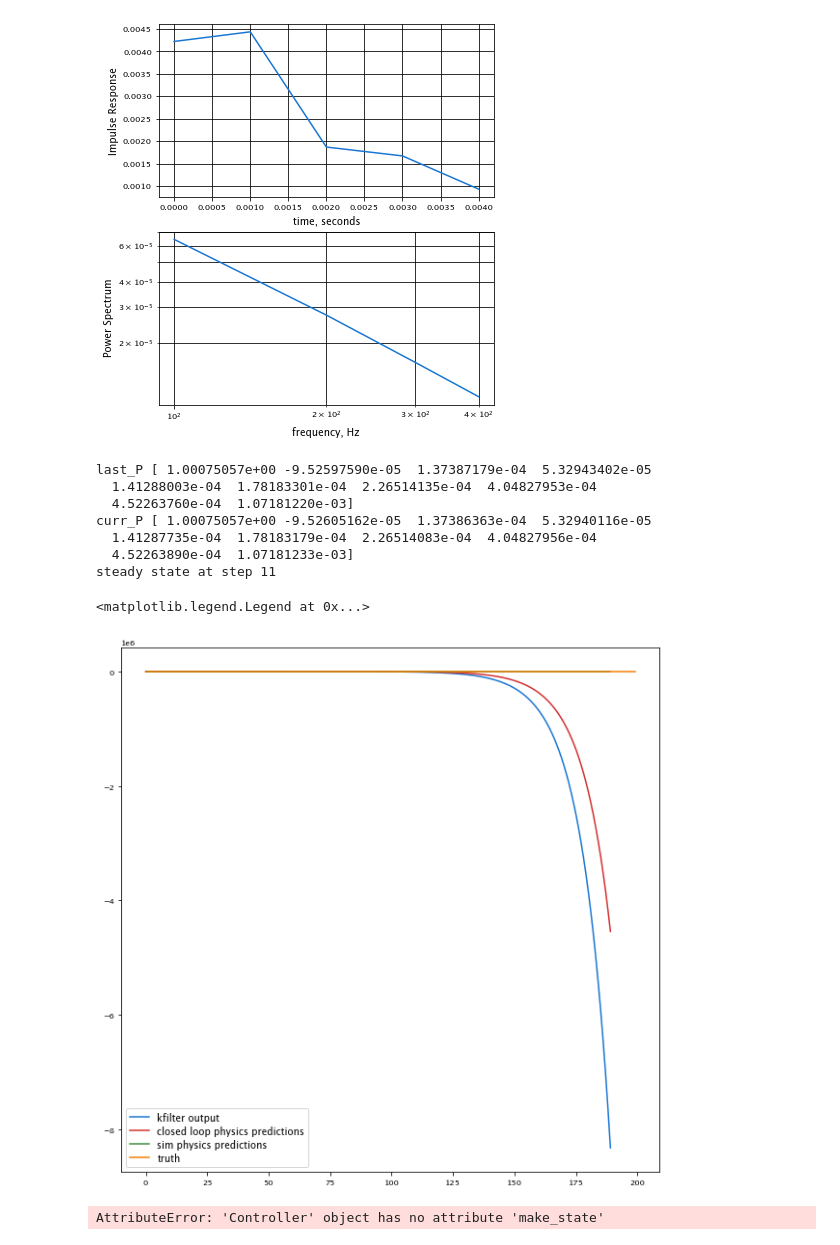
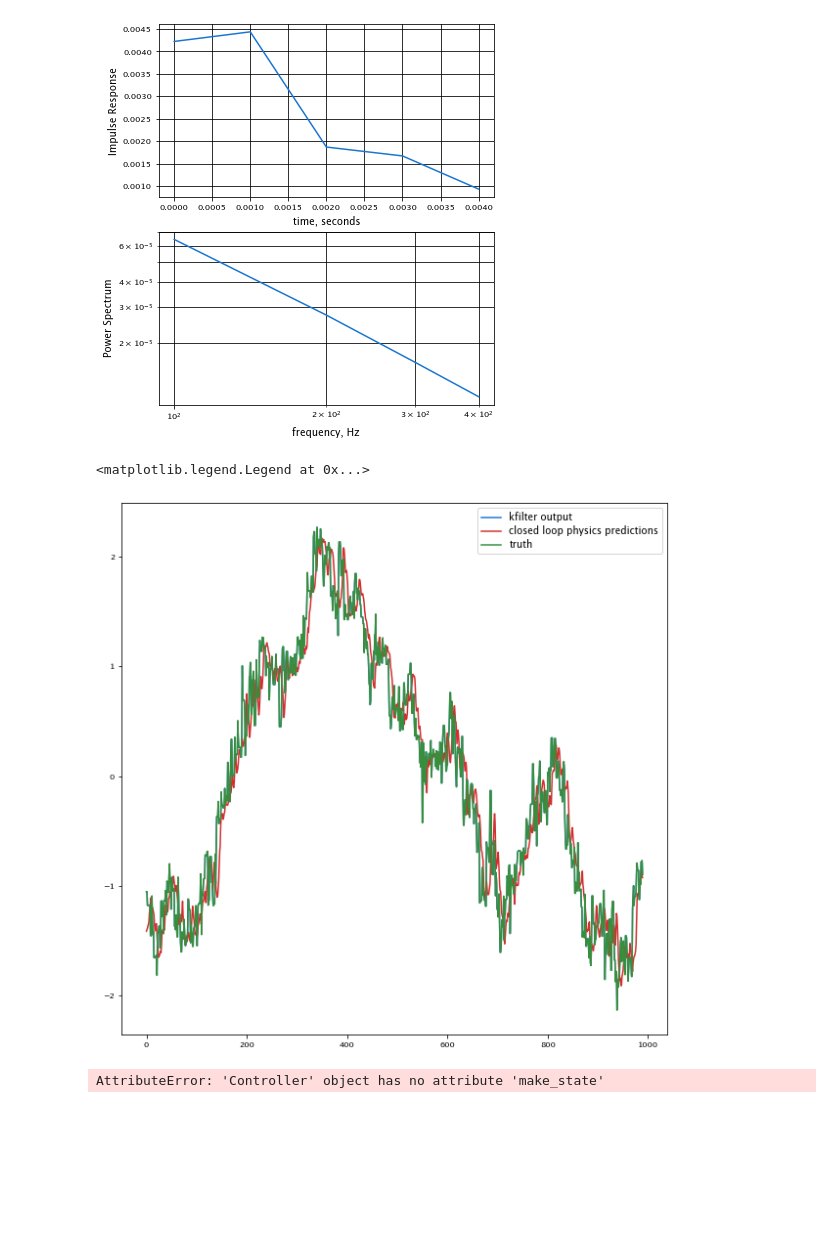
Before and after one commit to aditya-sengupta/tip-tilt-control, a Jupyter notebook: control/dev/final_tester.ipynb, the cells around one changed output. Drawn from its saved outputs; the diff is of its cells as text; code cells hidden in the pictures; blank space fills up the shorter version.

```diff
--- a/control/dev/final_tester.ipynb
+++ b/control/dev/final_tester.ipynb
@@ -7,24 +7,16 @@ impulse = make_impulse(truth[:1000], N=10, plot=True)
 [figure]
 # %%
 plt.figure(figsize=(10,10))
-kalman.kfilter.state = np.flip(truth[:10])
-run, predict = kalman.kfilter.run(truth[kalman.kfilter.state.size:200], save_physics=True)
+kalman.kfilter.state = np.flip(truth[1000:1010])
+run, predict = kalman.kfilter.run(truth[1010:2000], save_physics=True)
 plt.plot(run, label = 'kfilter output')
 plt.plot(predict, label='closed loop physics predictions')
 kalman.kfilter.state = np.flip(truth[:10])
-plt.plot(kalman.kfilter.physics_predict(200 - kalman.kfilter.state.size), label='sim physics predictions')
-plt.plot(truth[:200], label='truth')
+plt.plot(truth[1010:2000], label='truth')
 plt.legend()
 # %% [output]
-last_P [ 1.00075057e+00 -9.52597590e-05  1.37387179e-04  5.32943402e-05
-  1.41288003e-04  1.78183301e-04  2.26514135e-04  4.04827953e-04
-  4.52263760e-04  1.07181220e-03]
-curr_P [ 1.00075057e+00 -9.52605162e-05  1.37386363e-04  5.32940116e-05
-  1.41287735e-04  1.78183179e-04  2.26514083e-04  4.04827956e-04
-  4.52263890e-04  1.07181233e-03]
-steady state at step 11
+<matplotlib.legend.Legend at 0x...>
-<matplotlib.legend.Legend at 0x...>
-[figure, old version]
+[figure, new version]
 # %%
 show_control('kalman')
 # %% [output]
```
Also changed, not shown: 1 other file.
